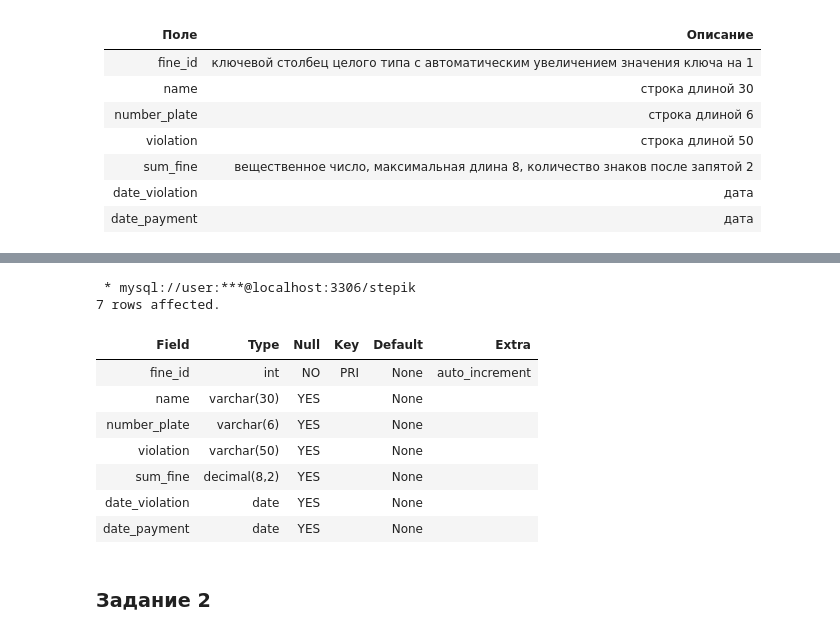
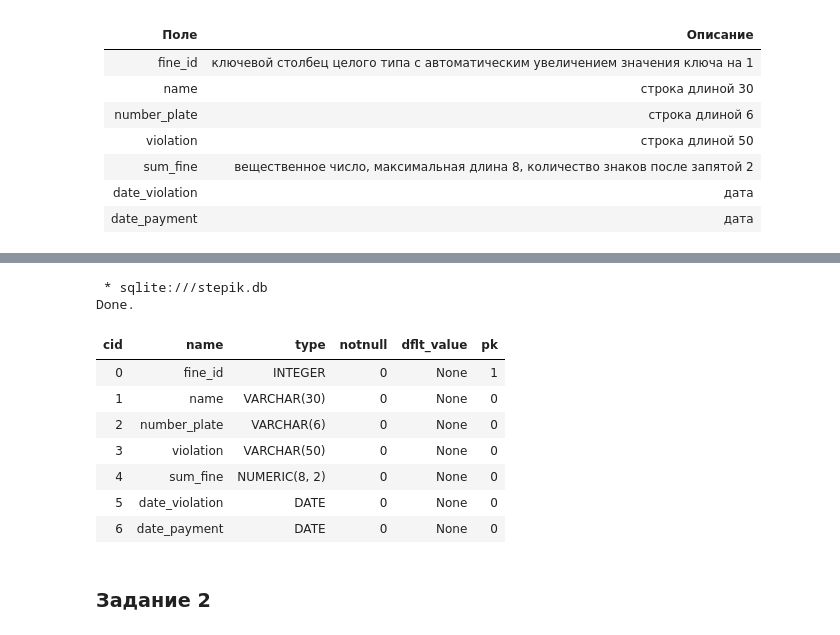
Before and after one commit to mksmpc/SQL_Interactive, a Jupyter notebook: Part 1/1.7 Fine_Table Modify Queries.ipynb, the cells around one changed output, grey strips where cells are left out. Drawn from its saved outputs; the diff is of its cells as text; code cells hidden in the pictures.

```diff
--- a/Part 1/1.7 Fine_Table Modify Queries.ipynb
+++ b/Part 1/1.7 Fine_Table Modify Queries.ipynb
@@ -19,4 +19,10 @@ import tablehelper as th
 th.setEngine(engine)
+# %%
+fine = th.Table('fine', 'tables/fine.csv')
+traffic_violation = th.Table('traffic_violation', 'tables/traffic_violation.csv')
+
+fine.reset()
+traffic_violation.reset()
 # %% [markdown]
 ***
 # %% [markdown]
@@ -62,17 +59,17 @@ CREATE TABLE fine (
-# %%
-%%sql
-DESCRIBE fine;
-# %% [output]
- * mysql://user:***@localhost:3306/stepik
-7 rows affected.
-| Field | Type | Null | Key | Default | Extra |
-| fine_id | int | NO | PRI | None | auto_increment |
-| name | varchar(30) | YES |  | None |  |
-| number_plate | varchar(6) | YES |  | None |  |
-| violation | varchar(50) | YES |  | None |  |
-| sum_fine | decimal(8,2) | YES |  | None |  |
-| date_violation | date | YES |  | None |  |
-| date_payment | date | YES |  | None |  |
+# %%
+%%sql
+PRAGMA table_info(fine);
+# %% [output]
+ * sqlite:///stepik.db
+Done.
+| cid | name | type | notnull | dflt_value | pk |
+| 0 | fine_id | INTEGER | 0 | None | 1 |
+| 1 | name | VARCHAR(30) | 0 | None | 0 |
+| 2 | number_plate | VARCHAR(6) | 0 | None | 0 |
+| 3 | violation | VARCHAR(50) | 0 | None | 0 |
+| 4 | sum_fine | NUMERIC(8, 2) | 0 | None | 0 |
+| 5 | date_violation | DATE | 0 | None | 0 |
+| 6 | date_payment | DATE | 0 | None | 0 |
 # %% [markdown]
 ### Задание 2
 # %% [markdown]
```
Also changed, not shown: parts of 43 cells of this notebook, 6 other files.
